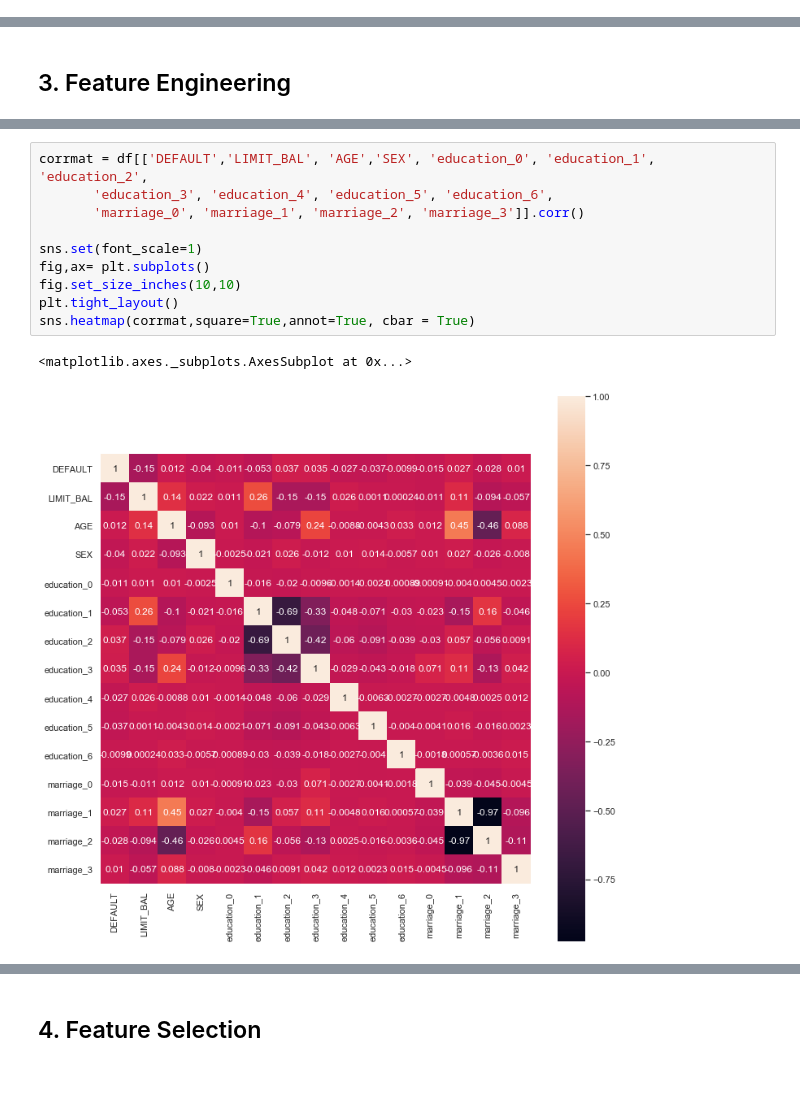
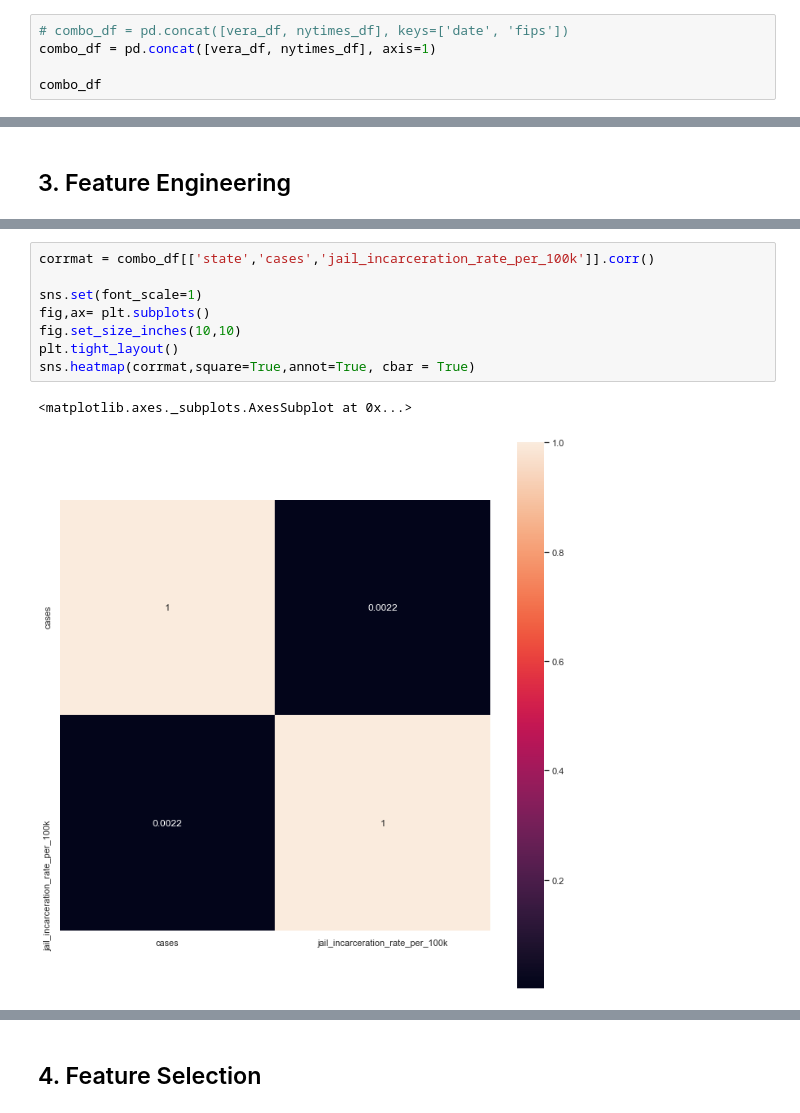
Before and after one commit to meaganlazer/Decarceration_COVID, a Jupyter notebook: Models.ipynb, the cells around one changed output, grey strips where cells are left out. Saved outputs shown, nothing was run; the diff lists cells and outputs as text; blank space fills up the shorter version.

```diff
--- a/Models.ipynb
+++ b/Models.ipynb
@@ -91,0 +87,5 @@ TypeError: 'DataFrame' object is not callable
+# %%
+# combo_df = pd.concat([vera_df, nytimes_df], keys=['date', 'fips'])
+combo_df = pd.concat([vera_df, nytimes_df], axis=1)
+
+combo_df
@@ -127,13 +149,11 @@ Index(['LIMIT_BAL', 'SEX', 'AGE', 'PAY_0', 'PAY_2', 'PAY_3', 'PAY_4', 'PAY_5',
 # %%
-corrmat = df[['DEFAULT','LIMIT_BAL', 'AGE','SEX', 'education_0', 'education_1', 'education_2',
-       'education_3', 'education_4', 'education_5', 'education_6',
-       'marriage_0', 'marriage_1', 'marriage_2', 'marriage_3']].corr()
+corrmat = combo_df[['state','cases','jail_incarceration_rate_per_100k']].corr()
 
 sns.set(font_scale=1)
 fig,ax= plt.subplots()
 fig.set_size_inches(10,10)
 plt.tight_layout()
 sns.heatmap(corrmat,square=True,annot=True, cbar = True)
 # %% [output]
 <matplotlib.axes._subplots.AxesSubplot at 0x...>
-[figure, old version]
+[figure, new version]
```
Also changed, not shown: parts of 19 cells of this notebook, 1 other file.
